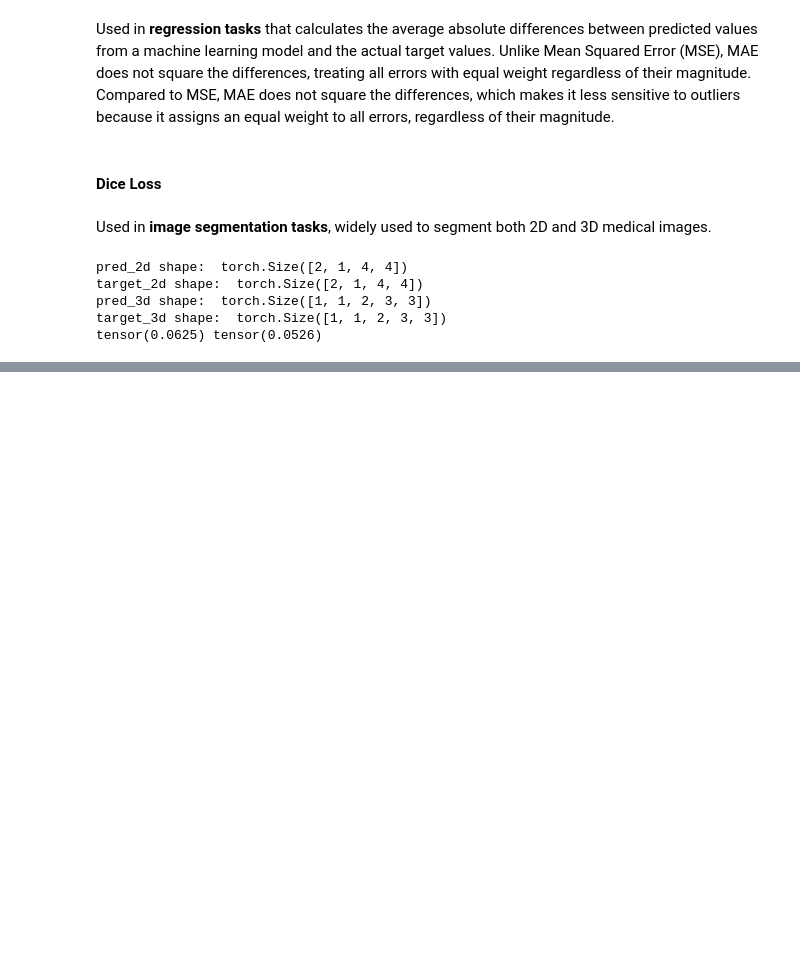
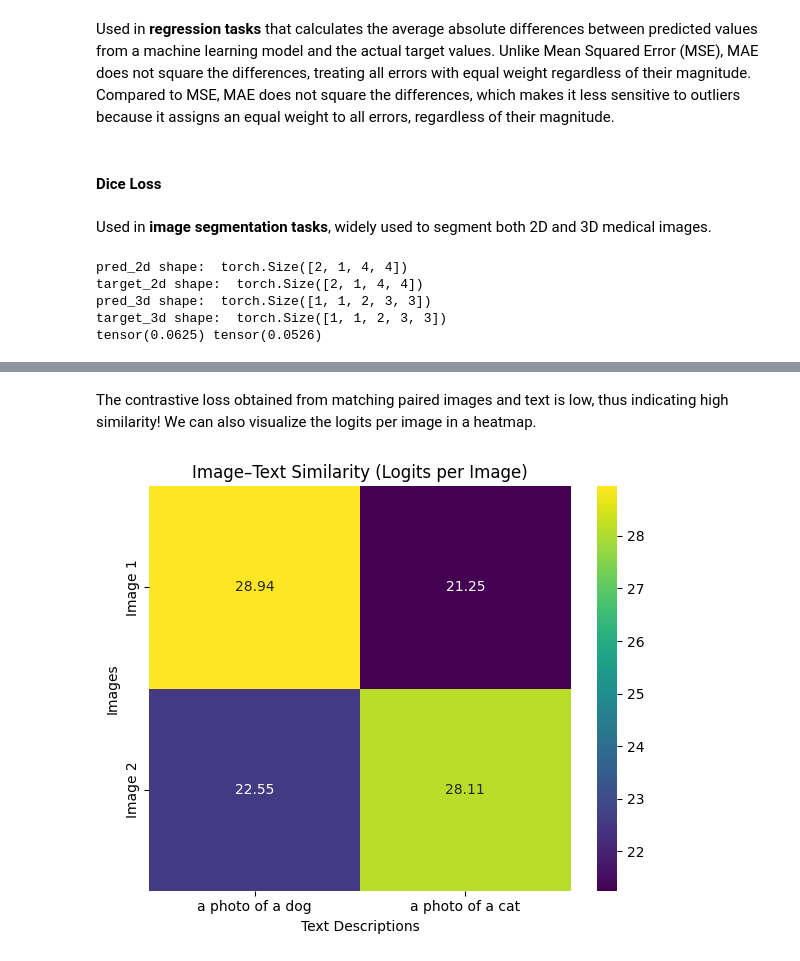
Before and after one commit to abdel-habib/ai-notebooks, a Jupyter notebook: loss_functions.ipynb, the cells around one changed output, grey strips where cells are left out. Cells and saved outputs as stored; diff of their text form; code cells hidden in the pictures; blank space fills up the shorter version.

Commit message:
added INFONCE clip-style contrastive loss

```diff
--- a/loss_functions.ipynb
+++ b/loss_functions.ipynb
@@ -136,0 +219,9 @@ tensor(0.0625) tensor(0.0526)
+# %%
+# 5. Forward pass to get embeddings
+with torch.no_grad():
+    outputs = model(**inputs)
+    image_features = outputs.image_embeds  # shape: [batch_size, embed_dim]
+    text_features = outputs.text_embeds    # shape: [batch_size, embed_dim]
+
+print(image_features.max(), image_features.min())
+print(image_features.shape)
@@ -136,0 +231,7 @@ tensor(0.0625) tensor(0.0526)
+# %%
+# 6. Normalise the features
+image_features = image_features / image_features.norm(dim=-1, keepdim=True) # [n, output_projection_dimension]
+text_features  = text_features  / text_features.norm(dim=-1, keepdim=True)  # [n, output_projection_dimension]
+
+print(image_features.max(), image_features.min())
+print(image_features.shape) # batch of 2
@@ -136,0 +241,5 @@ tensor(0.0625) tensor(0.0526)
+# %%
+# 7. Compute logits manually
+temperature = model.logit_scale.exp().item()
+logits_per_image = image_features @ text_features.T * temperature
+logits_per_text = text_features @ image_features.T * temperature
@@ -136,0 +272,4 @@ tensor(0.0625) tensor(0.0526)
+# %%
+criterion = ContrastiveLoss().to(device)
+logits_per_image = logits_per_image.to(device)
+logits_per_text = logits_per_text.to(device)
@@ -136,0 +282,11 @@ tensor(0.0625) tensor(0.0526)
+# %% [markdown]
+The contrastive loss obtained from matching paired images and text is low, thus indicating high similarity! We can also visualize the logits per image in a heatmap.
+# %%
+# Example labels
+image_labels = ["Image 1", "Image 2"]
+text_labels = text_inputs
+
+# Visualize
+plot_similarity_heatmap(logits_per_image, image_labels, text_labels)
+# %% [output]
+[figure, added]
```
Also changed, not shown: parts of 16 cells of this notebook, 1 other file.
